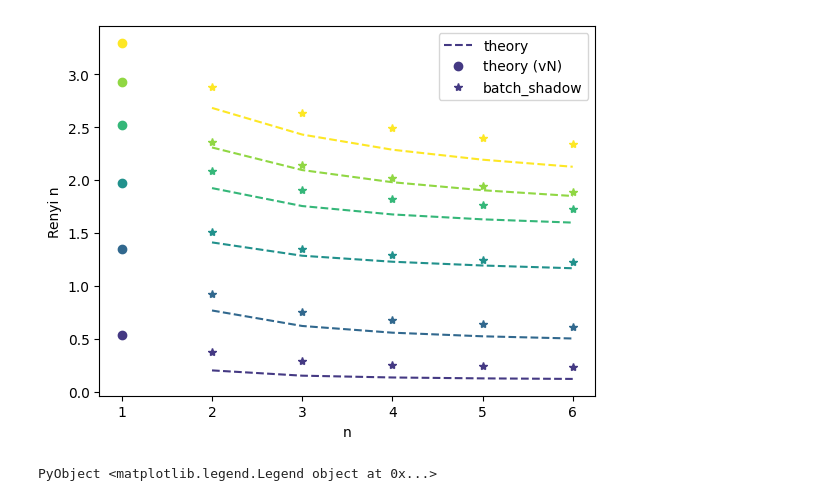
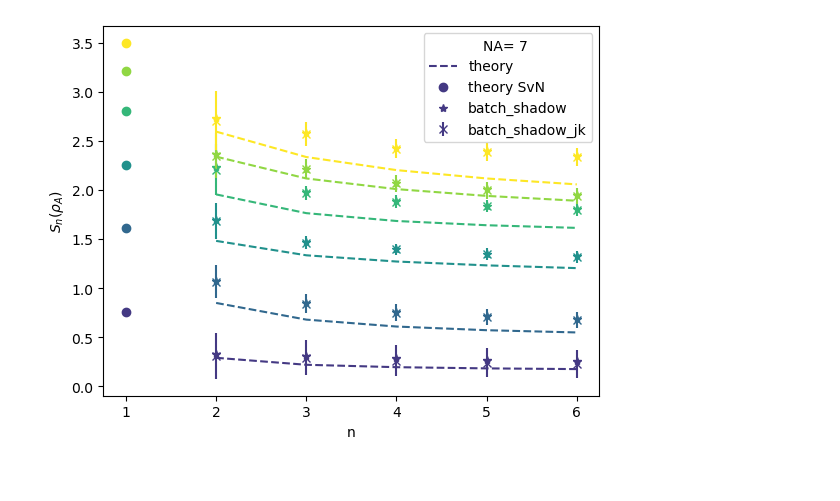
Before and after one commit to bvermersch/RandomMeas.jl, a Jupyter notebook: examples/BrydgesScience2019.ipynb, the cells around one changed output. Drawn from its saved outputs; the diff is of its cells as text; code cells hidden in the pictures.

```diff
--- a/examples/BrydgesScience2019.ipynb
+++ b/examples/BrydgesScience2019.ipynb
@@ -15,7 +15,7 @@ ntimes = length(times)
 nu, NM = 500,150
 data = zeros(Int8,ntimes,nu,NM,N);
 n = 6
-NAmax = 8;
+NAmax = 7;
 # %%
 #Load theory state
 ρ = Vector{ITensor}()
@@ -85,9 +85,10 @@ for s in ProgressBar(1:ntimes, printing_delay=2)
     for NA in 1:NAmax
         uA = [ut[1:NA] for ut in u[s]]
         ξA = ξ[1:NA]
-        ρs = get_batch_shadows(data[s,:,:,1:NA],ξA,uA,n)
-        p_bshadow[s,NA,:] = get_moments(ρs, ξA, n, nu)
-        for nt in 2:n
+        @show NA
+        @time ρs = get_batch_shadows(data[s,:,:,1:NA],ξA,uA,n)
+        @time p_bshadow[s,NA,:] = get_moments(ρs, ξA, n, nu)
+        @time for nt in 2:n
             S_bshadow[s,NA,nt-1]= log2(p_bshadow[s,NA,nt-1])/(1-nt)
         end
     end
@@ -94,0 +337,4 @@ end
+# %%
+vars = npzread("jk_brydges.npz")
+S_bshadow_jk = vars["S_bshadow_jk"]
+p_bshadow_jk = vars["p_bshadow_jk"]
@@ -95,15 +388,22 @@ end
 # %%
 using PyPlot
+
+clf()
+
 cm = get_cmap(:viridis)
 for s in 1:ntimes
     plot(1:NAmax,p[s,:,1],"--",color=cm(s/ntimes))
     plot(1:NAmax,p_hamming[s,:],"o",color=cm(s/ntimes))
-    plot(1:NAmax,p_shadow[s,:],"x",color=cm(s/ntimes))
-    plot(1:NAmax,p_bshadow[s,:,1],"*",color=cm(s/ntimes))
+    #plot(1:NAmax,p_shadow[s,:],"x",color=cm(s/ntimes))
+    #plot(1:NAmax,p_bshadow[s,:,1],"*",color=cm(s/ntimes))
+    errorbar(1:NAmax,p_bshadow[s,:,1]-p_bshadow_jk_bias[s,:,1],yerr=sqrt.(p_bshadow_jk_var[s,:,1]),fmt="x",color=cm(s/ntimes))
+
 end
 yscale("log")
 xlabel("Partition")
 ylabel("Purity")
 legend(["theory","hamming","shadow","batch_shadow"])
 title("Purity for different times")
+
+gcf()
 # %% [output]
@@ -112,16 +411,28 @@ PyObject Text(0.5, 1.0, 'Purity for different times')
 # %%
 using PyPlot
+
+clf()
+
 co = ["blue","red","green","magenta","orange","black"]
-NA = 5
-for s in 1:ntimes
+NA = 7
+
+for s in 1:1
+    plot(2:n,S[s,NA,:],"--",color=cm(s/ntimes),label="theory")
+    plot([1],[SvN[s,NA]],"o",color=cm(s/ntimes),label="theory SvN")
+    plot(2:n,S_bshadow[s,NA,:],"*",color=cm(s/ntimes),label="batch_shadow")
+    errorbar(2:n,S_bshadow[s,NA,:]-S_bshadow_jk_bias[s,NA,:],yerr=sqrt.(S_bshadow_jk_var[s,NA,:]),fmt="x",color=cm(s/ntimes),label="batch_shadow_jk")
+end
+for s in 2:ntimes
     plot(2:n,S[s,NA,:],"--",color=cm(s/ntimes))
     plot([1],[SvN[s,NA]],"o",color=cm(s/ntimes))
     plot(2:n,S_bshadow[s,NA,:],"*",color=cm(s/ntimes))
+    errorbar(2:n,S_bshadow[s,NA,:]-S_bshadow_jk_bias[s,NA,:],yerr=sqrt.(S_bshadow_jk_var[s,NA,:]),fmt="x",color=cm(s/ntimes))
 end
 #yscale("log")
 xlabel("n")
-ylabel("Renyi n")
-legend(["theory","theory (vN)","batch_shadow"])
+ylabel(L"S_n(\rho_A)")
+legend(title = "NA= $NA ")
+
+gcf()
 # %% [output]
-[figure, old version]
+[figure, new version]
-PyObject <matplotlib.legend.Legend object at 0x...>
```
Also changed, not shown: parts of 8 cells of this notebook, 4 other files.
